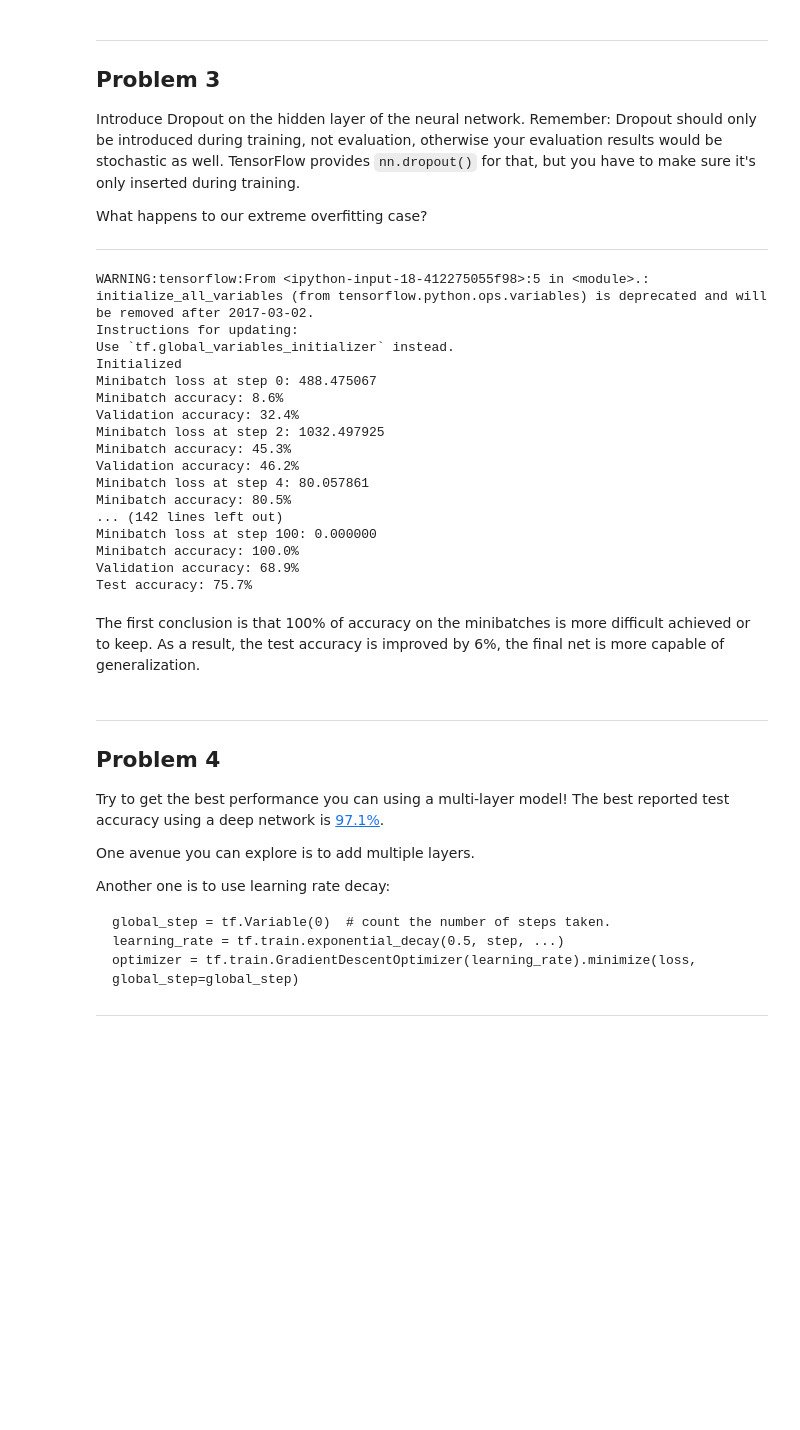
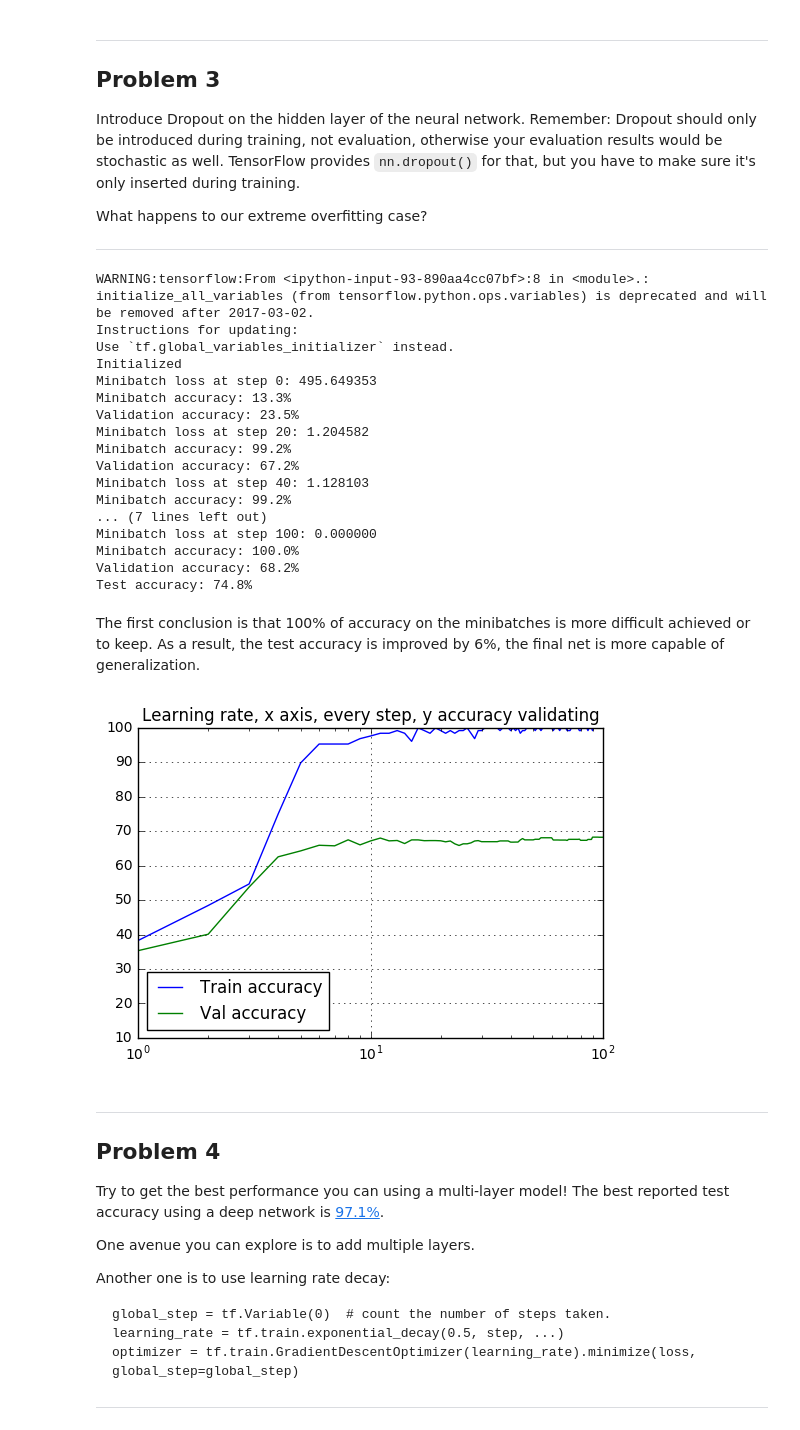
Before and after one commit to rdcsung/udacity-deep-learning, a Jupyter notebook: 3_regularization.ipynb, the cells around one changed output. Cells and saved outputs as stored; diff of their text form; code cells hidden in the pictures; blank space fills up the shorter version.

```diff
--- a/3_regularization.ipynb
+++ b/3_regularization.ipynb
@@ -494,6 +533,9 @@ with graph.as_default():
 # %%
 num_steps = 101
 num_batches = 3
+
+learning_val = []
+training_val = []
 
 with tf.Session(graph=graph) as session:
   tf.initialize_all_variables().run()
@@ -512,32 +554,48 @@ with tf.Session(graph=graph) as session:
     feed_dict = {tf_train_dataset : batch_data, tf_train_labels : batch_labels}
     _, l, predictions = session.run(
       [optimizer, loss, train_prediction], feed_dict=feed_dict)
-    if (step % 2 == 0):
+    if (step % 20 == 0):
       print("Minibatch loss at step %d: %f" % (step, l))
       print("Minibatch accuracy: %.1f%%" % accuracy(predictions, batch_labels))
       print("Validation accuracy: %.1f%%" % accuracy(
         valid_prediction.eval(), valid_labels))
+    if (step % 1 ==0):
+      accuracy_val = accuracy(valid_prediction.eval(), valid_labels)
+      learning_val.append(accuracy_val)
+      accuracy_training = accuracy(predictions, batch_labels)
+      training_val.append (accuracy_training)
   print("Test accuracy: %.1f%%" % accuracy(test_prediction.eval(), test_labels))
 # %% [output]
-WARNING:tensorflow:From <ipython-input-18-412275055f98>:5 in <module>.: initialize_all_variables (from tensorflow.python.ops.variables) is deprecated and will be removed after 2017-03-02.
+WARNING:tensorflow:From <ipython-input-93-890aa4cc07bf>:8 in <module>.: initialize_all_variables (from tensorflow.python.ops.variables) is deprecated and will be removed after 2017-03-02.
 Instructions for updating:
 Use `tf.global_variables_initializer` instead.
 Initialized
-Minibatch loss at step 0: 488.475067
-Minibatch accuracy: 8.6%
-Validation accuracy: 32.4%
-Minibatch loss at step 2: 1032.497925
-Minibatch accuracy: 45.3%
-Validation accuracy: 46.2%
-Minibatch loss at step 4: 80.057861
-Minibatch accuracy: 80.5%
-... (142 lines left out)
+Minibatch loss at step 0: 495.649353
+Minibatch accuracy: 13.3%
+Validation accuracy: 23.5%
+Minibatch loss at step 20: 1.204582
+Minibatch accuracy: 99.2%
+Validation accuracy: 67.2%
+Minibatch loss at step 40: 1.128103
+Minibatch accuracy: 99.2%
+... (7 lines left out)
 Minibatch loss at step 100: 0.000000
 Minibatch accuracy: 100.0%
-Validation accuracy: 68.9%
-Test accuracy: 75.7%
+Validation accuracy: 68.2%
+Test accuracy: 74.8%
 # %% [markdown]
 The first conclusion is that 100% of accuracy on the minibatches is more difficult achieved or to keep. As a result, the test accuracy is improved by 6%, the final net is more capable of generalization.
+# %%
+# Generate x Axis
+step_x = range (len(learning_val))
+plt.semilogx(step_x, training_val,label='Train accuracy')
+plt.semilogx(step_x, learning_val,label='Val accuracy')
+plt.legend (loc='best')
+plt.grid(True)
+plt.title('Learning rate, x axis, every step, y accuracy validating')
+plt.show()
+# %% [output]
+[figure, added]
 # %% [markdown]
 ---
 Problem 4
```
Also changed, not shown: parts of 19 cells of this notebook.
